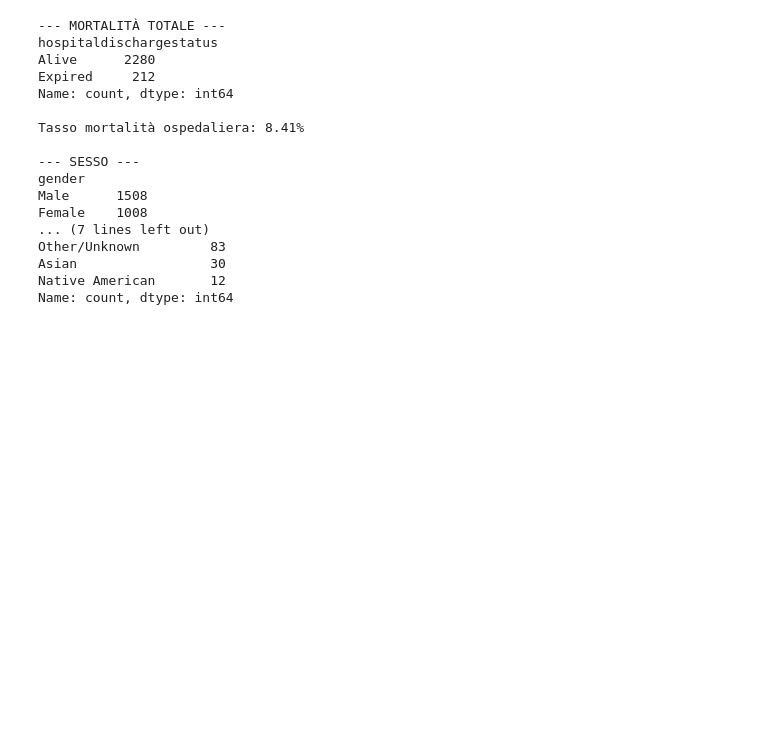
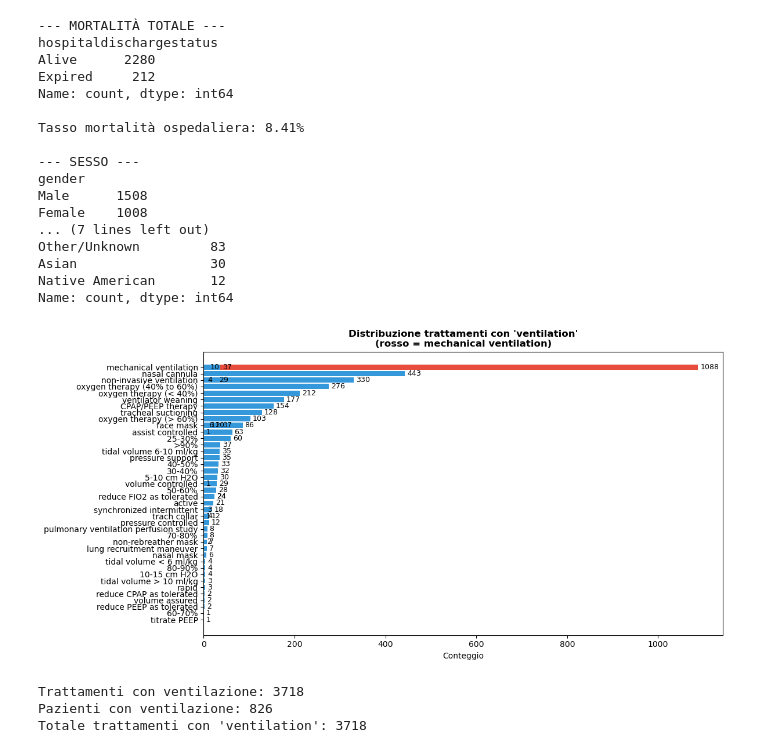
Before and after one commit to XXY126/Causal-Inference-on-eICU-collaborative-research-database, a Jupyter notebook: notebooks/data_exploring.ipynb, the cells around one changed output. Drawn from its saved outputs; the diff is of its cells as text; code cells hidden in the pictures; blank space fills up the shorter version.

```diff
--- a/notebooks/data_exploring.ipynb
+++ b/notebooks/data_exploring.ipynb
@@ -232,3 +698,51 @@ Other/Unknown         83
 Asian                 30
 Native American       12
 Name: count, dtype: int64
+# %%
+#confrontre la distribuzione fra i vari trattamenti "ventilation"
+
+# Filtra tutti i trattamenti che contengono "ventilation"
+ventilation_treatments = df_t[df_t["treatmentstring"].str.contains("ventilation", case=False, na=False)]
+
+# Conta le occorrenze
+counts = ventilation_treatments["treatmentstring"].value_counts()
+
+# Separa il principale dagli altri
+main = "pulmonary|ventilation and oxygenation|mechanical ventilation"
+main_count = counts.get(main, 0)
+others = counts.drop(main, errors="ignore")
+
+# Combina per il plot
+plot_data = pd.concat([pd.Series({main: main_count}), others])
+
+# Abbrevia le etichette per leggibilità
+labels = [t.split("|")[-1] if "|" in t else t for t in plot_data.index]
+
+fig, ax = plt.subplots(figsize=(12, 6))
+colors = ["#e74c3c"] + ["#3498db"] * len(others)
+bars = ax.barh(labels, plot_data.values, color=colors)
+
+# Aggiungi i valori sulle barre
+for bar, val in zip(bars, plot_data.values):
+    ax.text(bar.get_width() + 5, bar.get_y() + bar.get_height()/2,
+            str(val), va="center", fontsize=9)
+
+ax.set_xlabel("Conteggio")
+ax.set_title("Distribuzione trattamenti con 'ventilation'\n(rosso = mechanical ventilation)", fontweight="bold")
+ax.invert_yaxis()
+plt.tight_layout()
+plt.show()
+# %% [output]
+[figure, added]
+# %%
+mask = df_t["treatmentstring"].str.contains("ventilation", case=False, na=False)
+total = mask.sum()
+print(f"Trattamenti con ventilazione: {total}")
+
+#unici per pazienti
+total_pazienti = df_t[mask]["patientunitstayid"].nunique()
+print(f"Pazienti con ventilazione: {total_pazienti}")
+# %% [output]
+Trattamenti con ventilazione: 3718
+Pazienti con ventilazione: 826
+Totale trattamenti con 'ventilation': 3718
```
Also changed, not shown: parts of 21 cells of this notebook, 5 other files.
